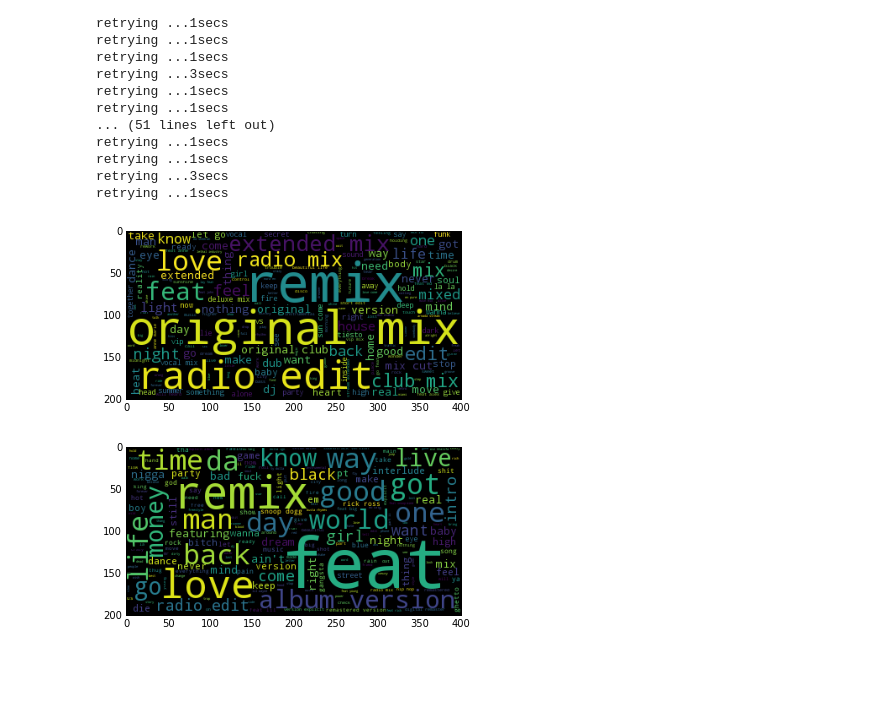
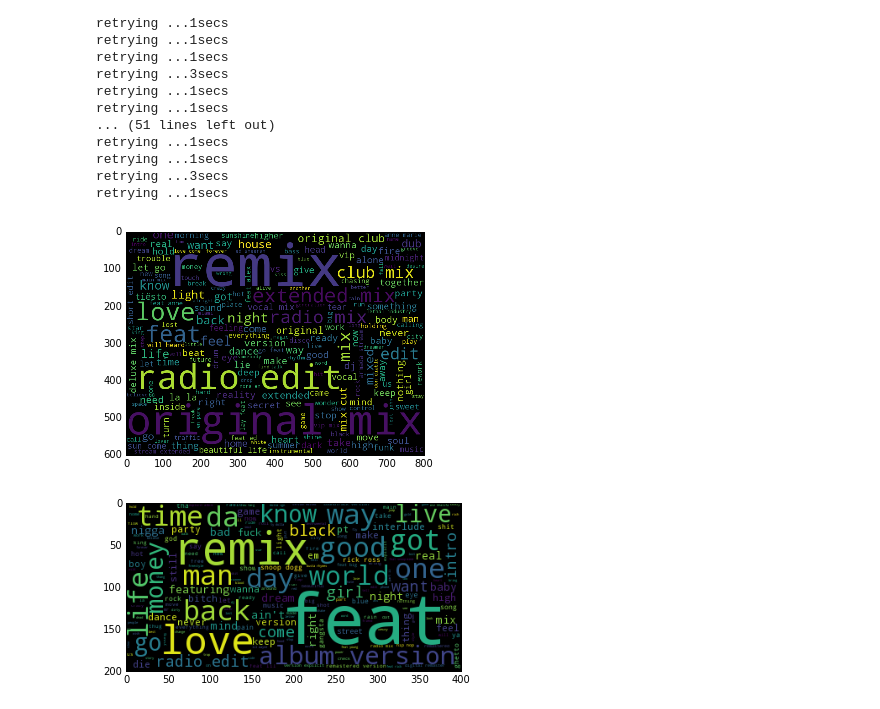
Before and after one commit to P1eter/SpotifyDataAnalysis, a Jupyter notebook: Wordclouds.ipynb, the cells around one changed output. Drawn from its saved outputs; the diff is of its cells as text; code cells hidden in the pictures; blank space fills up the shorter version.

```diff
--- a/Wordclouds.ipynb
+++ b/Wordclouds.ipynb
@@ -76,11 +76,11 @@ retrying ...1secs
 pickle.dump(data, open('datasets/house_metafeatures', 'wb'))
 # %%
 datahouse = pd.read_pickle("datasets/" + names[3])
-cloudy = WordCloud().generate(" ".join(datahouse["title"]).lower())
+cloudy = WordCloud(width=800, height=600).generate(" ".join(datahouse["title"]).lower())
 plt.imshow(cloudy)
 plt.show()
 # %% [output]
-[figure, old version]
+[figure, new version]
 # %%
 datahiphop = pd.read_pickle("datasets/" + names[1])
 
```
Also changed, not shown: parts of 5 cells of this notebook.
